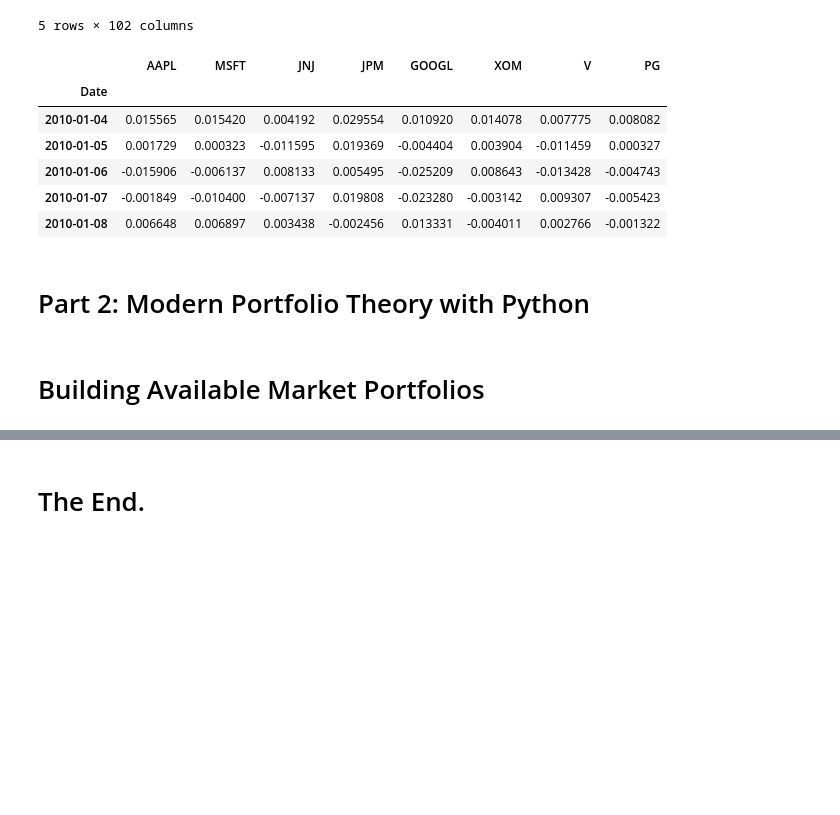
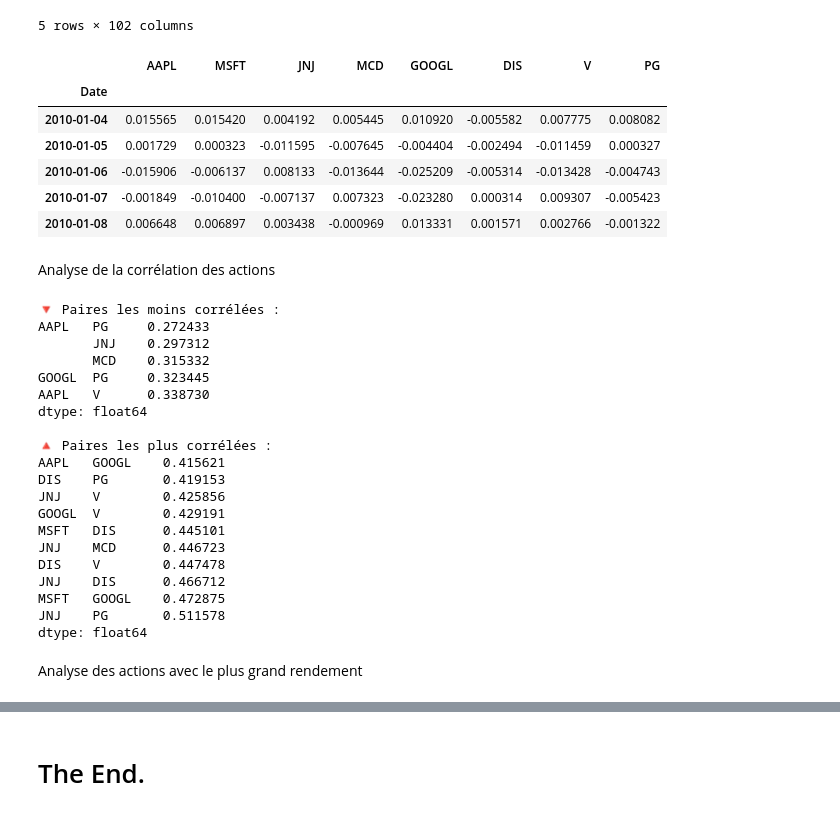
Before and after one commit to redoxu/Prediction-des-prix-des-actions-, a Jupyter notebook: markowitz_portfolio.ipynb, the cells around one changed output, grey strips where cells are left out. Drawn from its saved outputs; the diff is of its cells as text; code cells hidden in the pictures; blank space fills up the shorter version.

```diff
--- a/markowitz_portfolio.ipynb
+++ b/markowitz_portfolio.ipynb
@@ -89,22 +25,62 @@ data.head()
 | 2010-01-07 | 26.967278 | NaN | 21.314800 | 35.610645 | 38.816319 | 22.224985 | 26.150579 | 49.230499 | 130.000000 | 37.388069 | ... | ... |
 5 rows × 102 columns
 # %%
-companies = ['AAPL', 'MSFT', 'JNJ', 'JPM', 'GOOGL', 'XOM', 'V', 'PG']
+companies = ['AAPL', 'MSFT', 'JNJ', 'MCD', 'GOOGL', 'DIS', 'V', 'PG']
 
 
 # calculate returns
 returns = data[companies] / data[companies].shift(1) - 1
 returns = returns.fillna(method='ffill').dropna()
 returns.head()
 # %% [output]
-|  | AAPL | MSFT | JNJ | JPM | GOOGL | XOM | V | PG |
+|  | AAPL | MSFT | JNJ | MCD | GOOGL | DIS | V | PG |
 | Date |  |  |  |  |  |  |  |  |
-| 2010-01-04 | 0.015565 | 0.015420 | 0.004192 | 0.029554 | 0.010920 | 0.014078 | 0.007775 | 0.008082 |
-| 2010-01-05 | 0.001729 | 0.000323 | -0.011595 | 0.019369 | -0.004404 | 0.003904 | -0.011459 | 0.000327 |
-| 2010-01-06 | -0.015906 | -0.006137 | 0.008133 | 0.005495 | -0.025209 | 0.008643 | -0.013428 | -0.004743 |
-| 2010-01-07 | -0.001849 | -0.010400 | -0.007137 | 0.019808 | -0.023280 | -0.003142 | 0.009307 | -0.005423 |
-| 2010-01-08 | 0.006648 | 0.006897 | 0.003438 | -0.002456 | 0.013331 | -0.004011 | 0.002766 | -0.001322 |
+| 2010-01-04 | 0.015565 | 0.015420 | 0.004192 | 0.005445 | 0.010920 | -0.005582 | 0.007775 | 0.008082 |
+| 2010-01-05 | 0.001729 | 0.000323 | -0.011595 | -0.007645 | -0.004404 | -0.002494 | -0.011459 | 0.000327 |
+| 2010-01-06 | -0.015906 | -0.006137 | 0.008133 | -0.013644 | -0.025209 | -0.005314 | -0.013428 | -0.004743 |
+| 2010-01-07 | -0.001849 | -0.010400 | -0.007137 | 0.007323 | -0.023280 | 0.000314 | 0.009307 | -0.005423 |
+| 2010-01-08 | 0.006648 | 0.006897 | 0.003438 | -0.000969 | 0.013331 | 0.001571 | 0.002766 | -0.001322 |
-# %% [markdown]
-# Part 2: Modern Portfolio Theory with Python
-# %% [markdown]
-# Building Available Market Portfolios
+# %% [markdown]
+Analyse de la corrélation des actions
+# %%
+cov = np.matrix(np.cov(returns.T))
+std_devs = np.sqrt(np.diag(cov))
+corr_matrix = np.divide(cov, std_devs[:, None] * std_devs[None, :])  # Équivalent à corr = cov / (σ_i * σ_j)
+
+# Transformation en DataFrame pour traitement avec les noms
+corr_df = pd.DataFrame(np.array(corr_matrix), index=companies, columns=companies)
+
+# Extraction des paires (hors diagonale)
+corr_pairs = corr_df.unstack()
+corr_pairs = corr_pairs[corr_pairs.index.get_level_values(0) != corr_pairs.index.get_level_values(1)]
+corr_pairs = corr_pairs.drop_duplicates().sort_values()
+
+# Affichage
+print("\n🔻 Paires les moins corrélées :")
+print(corr_pairs.head(5))
+
+print("\n🔺 Paires les plus corrélées :")
+print(corr_pairs.tail(10))
+# %% [output]
+🔻 Paires les moins corrélées :
+AAPL   PG     0.272433
+       JNJ    0.297312
+       MCD    0.315332
+GOOGL  PG     0.323445
+AAPL   V      0.338730
+dtype: float64
+
+🔺 Paires les plus corrélées :
+AAPL   GOOGL    0.415621
+DIS    PG       0.419153
+JNJ    V        0.425856
+GOOGL  V        0.429191
+MSFT   DIS      0.445101
+JNJ    MCD      0.446723
+DIS    V        0.447478
+JNJ    DIS      0.466712
+MSFT   GOOGL    0.472875
+JNJ    PG       0.511578
+dtype: float64
+# %% [markdown]
+Analyse des actions avec le plus grand rendement
```
Also changed, not shown: parts of 16 cells of this notebook, 2 other files.
